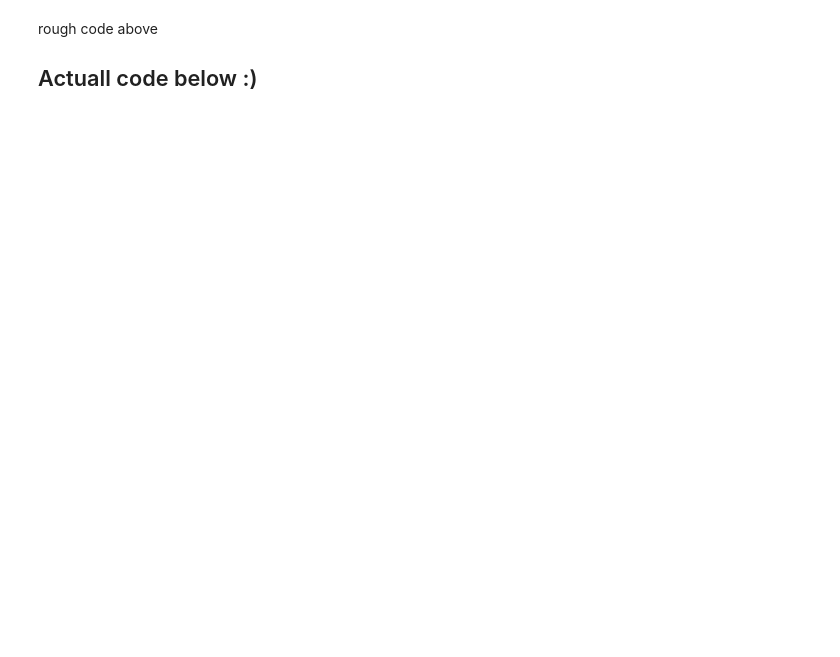
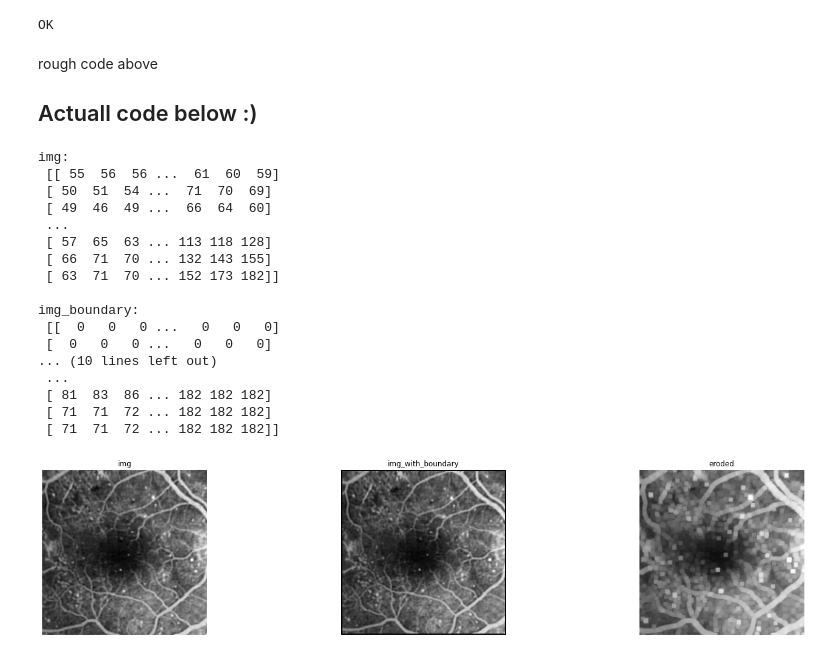
Before and after one commit to digggy/CA-CS-802_Image-Processing, a Jupyter notebook: assignment-1/ip_assignment1.ipynb, the cells around one changed output. Drawn from its saved outputs; the diff is of its cells as text; code cells hidden in the pictures; blank space fills up the shorter version.

Commit message:
Using operation as arg

```diff
--- a/assignment-1/ip_assignment1.ipynb
+++ b/assignment-1/ip_assignment1.ipynb
@@ -71,3 +97,11 @@ print(SE.shape)
+# %%
+a =False
+b =True
+
+c = "Hello" if a else "OK" if b else None
+print(c)
+# %% [output]
+OK
 # %% [markdown]
 rough code above
 ## Actuall code below :)
@@ -112,10 +146,25 @@ def erosion():
 
 # Question 6
 # check the diff between images to find the difference between eroded and original
-    img=genfromtxt('f3.txt', delimiter=',').astype(int)
-    SE = genfromtxt('SE6.txt', delimiter=',').astype(int)
+#     img=genfromtxt('f3.txt', delimiter=',').astype(int)
+#     SE = genfromtxt('SE6.txt', delimiter=',').astype(int)
 
     vmax = np.max(img)
+    vmin = np.min(img)
+
+    operation ='d'
+
+    padding_value = None
+    operation_dilation = None
+    operation_erosion = None
+
+    if(operation == 'd'):
+        padding_value = vmin
+        operation_dilation =True
+    elif(operation == 'e'):
+        padding_value = vmax
+        operation_erosion = True
+
     SE_y = SE.shape[0]
     SE_x = SE.shape[1]
 
@@ -125,7 +174,8 @@ def erosion():
         turn_off_axes= True
 
     padding_y , padding_x = SE.shape[0]//2, SE.shape[1]//2
-    img_with_boundary = np.pad(img, ((padding_y, padding_y),(padding_x, padding_x)), mode='constant', constant_values=vmax)
+    img_with_boundary = np.pad(img, ((padding_y, padding_y),(padding_x, padding_x)), mode='constant',
+                               constant_values=padding_value)
     img_subarr = []
     img_erosion = np.zeros((img.shape[0], img.shape[1]), int)
     # get the idx of the 1s in the SE
@@ -138,7 +188,10 @@ def erosion():
             # iterate through the idxes 1s in the masking SE elements
             for one_idx in SE_one_idxs:
                 img_subarr_filtered.append(img_subarr[one_idx[0],one_idx[1]])
-            img_erosion[i,j]=np.amin(img_subarr_filtered)
+            if (operation_erosion):
+                img_erosion[i,j]=np.amin(img_subarr_filtered)
+            elif(operation_dilation):
+                img_erosion[i,j]=np.amax(img_subarr_filtered)
 
     print("img: \n",img , end = ' \n\n')
     print("img_boundary: \n",img_with_boundary, end = ' \n\n')
@@ -153,31 +206,50 @@ def erosion():
     ax.grid(which='minor', color='b', linestyle='-', linewidth=1)
     plt.imshow(img, cmap='gray',vmin=0,vmax=vmax)
     plt.title('img')
     plt.axis('off') if turn_off_axes else None
 
     # Plot the bordered image
     plt.subplot(1,3,2)
     # grid for the image
     ax = plt.gca();
     ax.set_xticks(np.arange(-.5, 10, 1), minor=True)
     ax.set_yticks(np.arange(-.5, 10, 1), minor=True)
     ax.grid(which='minor', color='b', linestyle='-', linewidth=1)
 
     plt.imshow(img_with_boundary, cmap='gray', vmin=0,vmax=vmax)
     plt.title('img_with_boundary')
     plt.axis('off') if turn_off_axes else None
 
     # Plot the exepected output
     plt.subplot(1,3,3)
     ax = plt.gca();
     ax.set_xticks(np.arange(-.5, 10, 1), minor=True)
     ax.set_yticks(np.arange(-.5, 10, 1), minor=True)
     ax.grid(which='minor', color='b', linestyle='-', linewidth=1)
 
     plt.imshow(img_erosion, cmap='gray',vmin=0,vmax=vmax)
     plt.title('eroded')
     plt.axis('off') if turn_off_axes else None
     plt.show()
 
 # if __name__ == "__main__":
-#     erosion()
+erosion()
+# %% [output]
+img:
+ [[ 55  56  56 ...  61  60  59]
+ [ 50  51  54 ...  71  70  69]
+ [ 49  46  49 ...  66  64  60]
+ ...
+ [ 57  65  63 ... 113 118 128]
+ [ 66  71  70 ... 132 143 155]
+ [ 63  71  70 ... 152 173 182]]
+
+img_boundary:
+ [[  0   0   0 ...   0   0   0]
+ [  0   0   0 ...   0   0   0]
+... (10 lines left out)
+ ...
+ [ 81  83  86 ... 182 182 182]
+ [ 71  71  72 ... 182 182 182]
+ [ 71  71  72 ... 182 182 182]]
+[figure, added]
```
Also changed, not shown: parts of 8 cells of this notebook.
